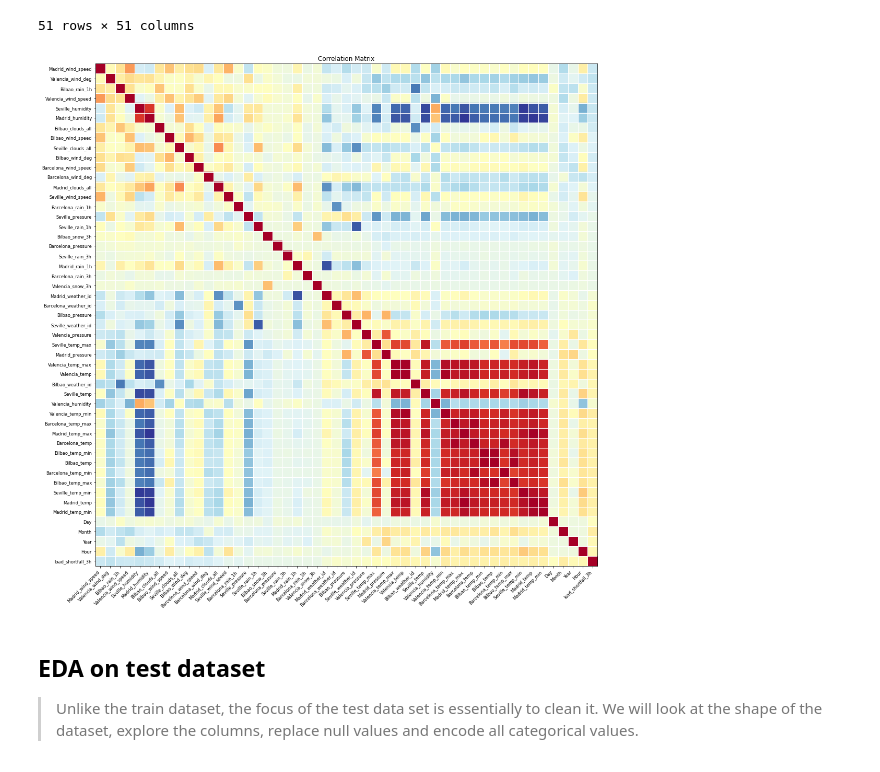
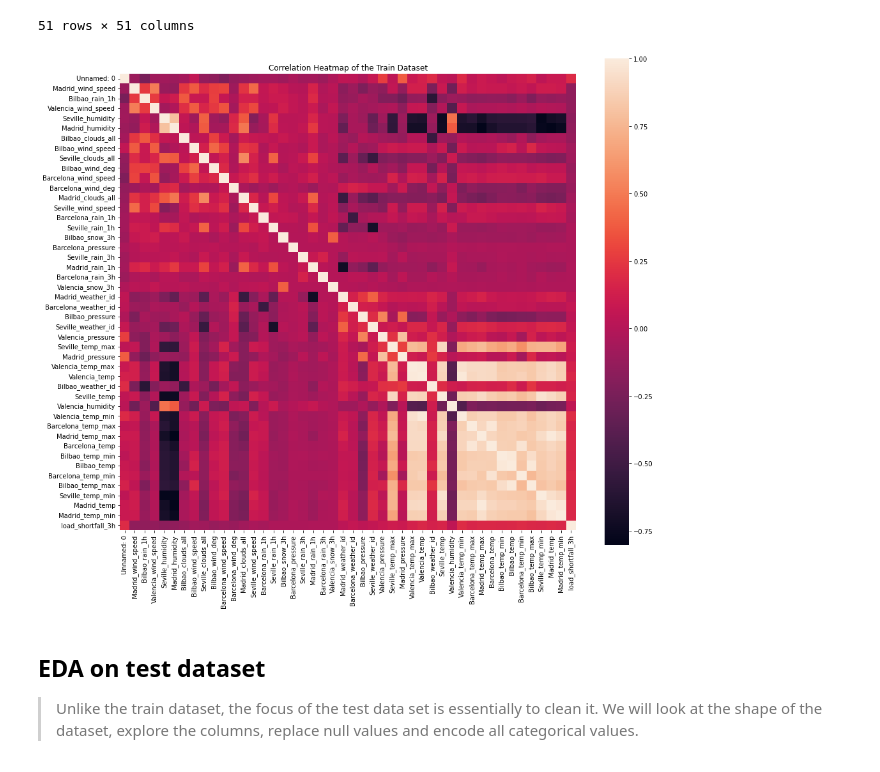
Before and after one commit to pcf26536/TeamNM5, a Jupyter notebook: starter-notebook.ipynb, the cells around one changed output. Cells and saved outputs as stored; diff of their text form; code cells hidden in the pictures.

Commit message:
Update starter-notebook.ipynb
EDA: Feature distribution/Data Visualization

```diff
--- a/starter-notebook.ipynb
+++ b/starter-notebook.ipynb
@@ -361,12 +364,14 @@ df_train.corr()
 | Hour | 0.186228 | -0.138415 | 0.054527 | 0.204103 | -0.424982 | ... |
 | load_shortfall_3h | -0.150981 | -0.188674 | -0.152510 | -0.142791 | -0.167290 | ... |
 51 rows × 51 columns
-# %%
-fig = plt.figure(figsize=(15,15));
-ax = fig.add_subplot(111);
-plot_corr(df_train.corr(), xnames = df_train.corr().columns, ax = ax);
-# %% [output]
-[figure, removed]
+# %%
+plt.figure(figsize=(16,14))
+plt.title('Correlation Heatmap of the Train Dataset')
+a = sns.heatmap(df_train.corr(), square=True)
+
+plt.show()
+# %% [output]
+[figure, added]
 # %% [markdown]
 ## EDA on test dataset
 
```
Also changed, not shown: parts of 32 cells of this notebook.
